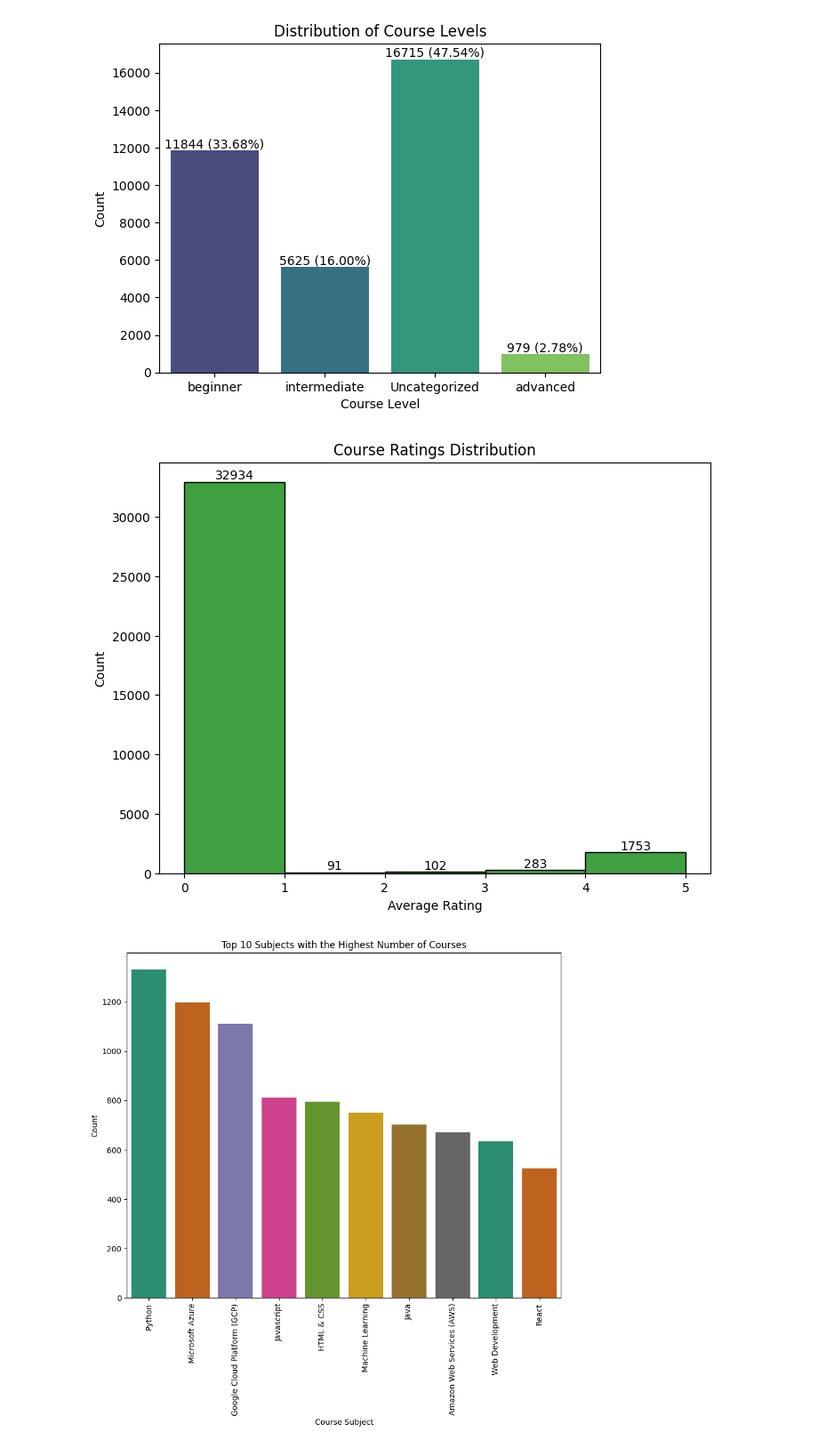
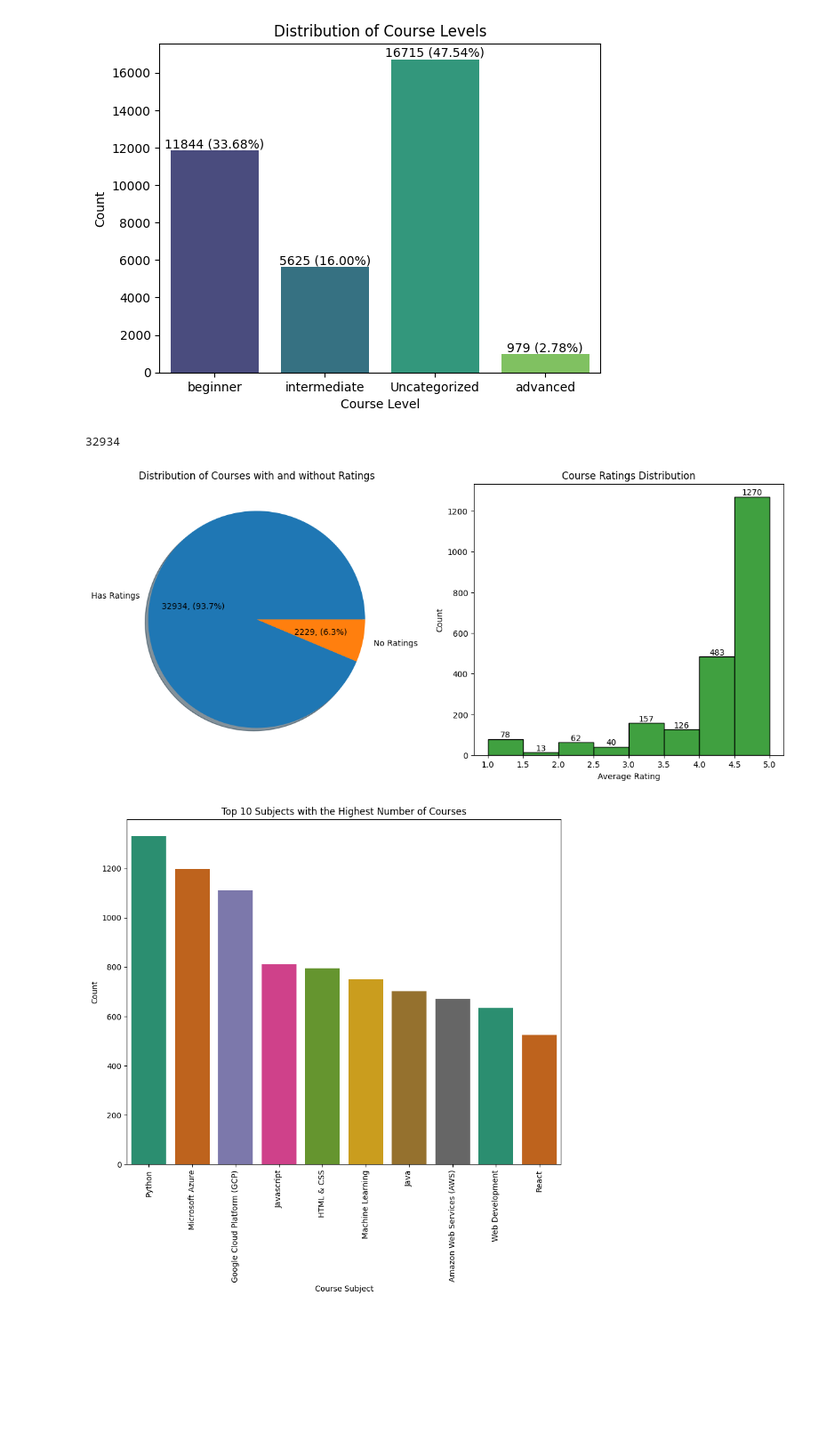
Before and after one commit to chidinma-godwin/course-recommendation-nlp, a Jupyter notebook: course_recommendation.ipynb, the cells around one changed output. Shown at 89% size. Drawn from its saved outputs; the diff is of its cells as text; code cells hidden in the pictures; blank space fills up the shorter version.

```diff
--- a/course_recommendation.ipynb
+++ b/course_recommendation.ipynb
@@ -305,21 +318,32 @@ for rect in ax.patches:
 plt.show()
 # %% [output]
 [figure]
+# %%
+has_rating = df['course_num_rating'] == 0
+has_rating.sum()
+# %% [output]
+32934
 # %%
-fig, ax = plt.subplots(figsize=(8, 6))
-sns.histplot(df['course_avg_rating'], bins=5, color='green', ax=ax)
-ax.set_title('Course Ratings Distribution')
-ax.set_xlabel('Average Rating')
-ax.set_ylabel('Count')
+fig, ax = plt.subplots(1, 2, figsize=(15, 6))
+
+sizes = [(df['course_num_rating'] == 0).sum(), (df['course_num_rating'] != 0).sum()]
+labels = ['Has Ratings', 'No Ratings']
+ax[0].pie(sizes, labels=labels, shadow=True, autopct=lambda pct:f'{(pct * sum(sizes) / 100):.0f}, ({pct:.1f}%)')
+ax[0].set_title('Distribution of Courses with and without Ratings')
+
+sns.histplot(df.loc[df['course_num_rating'] != 0, 'course_avg_rating'], bins=8, color='green', ax=ax[1])
+ax[1].set_title('Course Ratings Distribution')
+ax[1].set_xlabel('Average Rating')
+ax[1].set_ylabel('Count')
 
 # Add text on the bars
-for rect in ax.patches:
+for rect in ax[1].patches:
     height = rect.get_height()
-    ax.text(x=rect.get_x() + rect.get_width() / 2, y=height, s=height, ha='center', va='bottom')
+    ax[1].text(x=rect.get_x() + rect.get_width() / 2, y=height, s=height, ha='center', va='bottom')
 
 plt.show()
 # %% [output]
-[figure, old version]
+[figure, new version]
 # %%
 top_subjects = df[df['course_subject'] != 'Uncategorized']['course_subject'].value_counts().reset_index()[:10]
 
```
Also changed, not shown: parts of 64 cells of this notebook.
